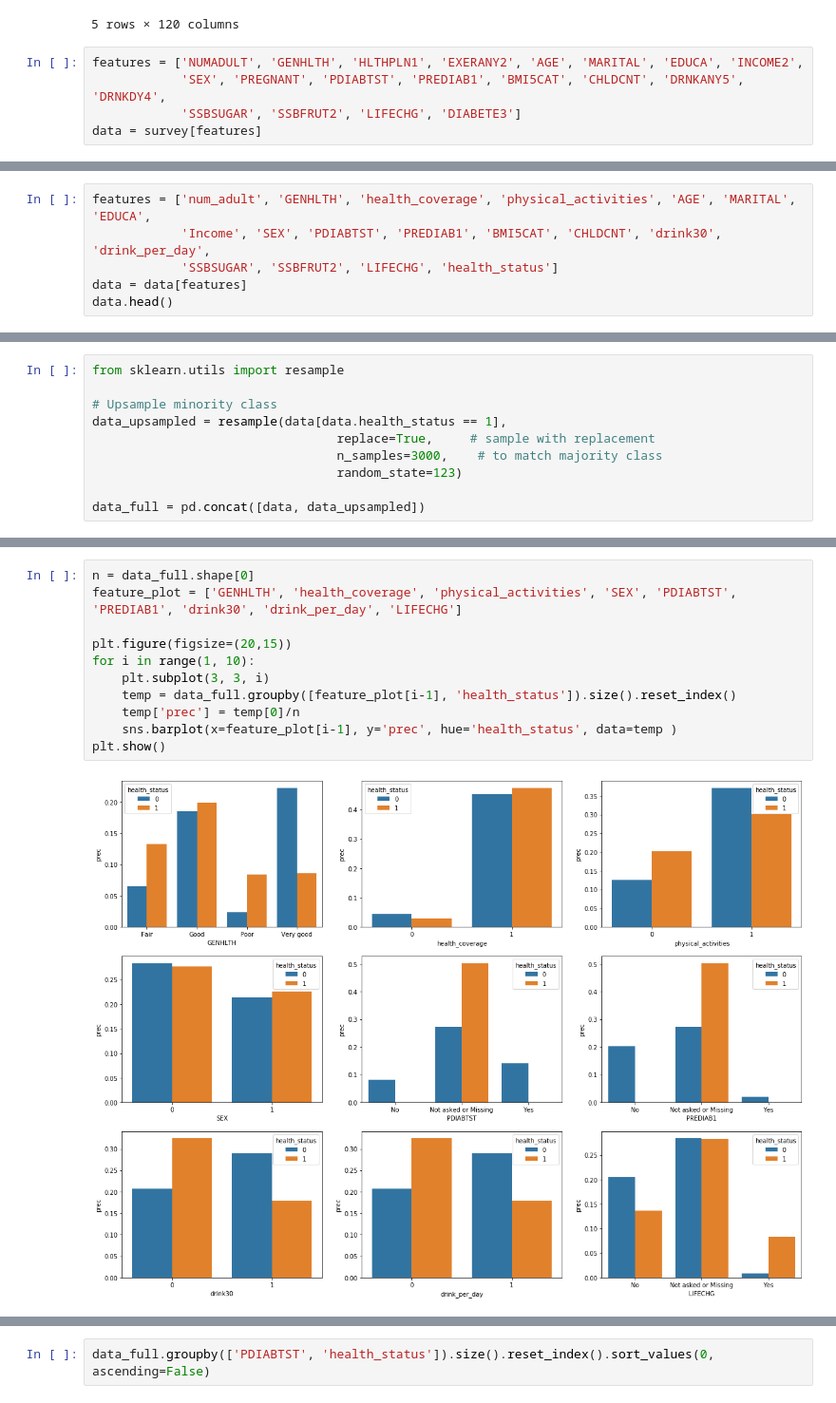
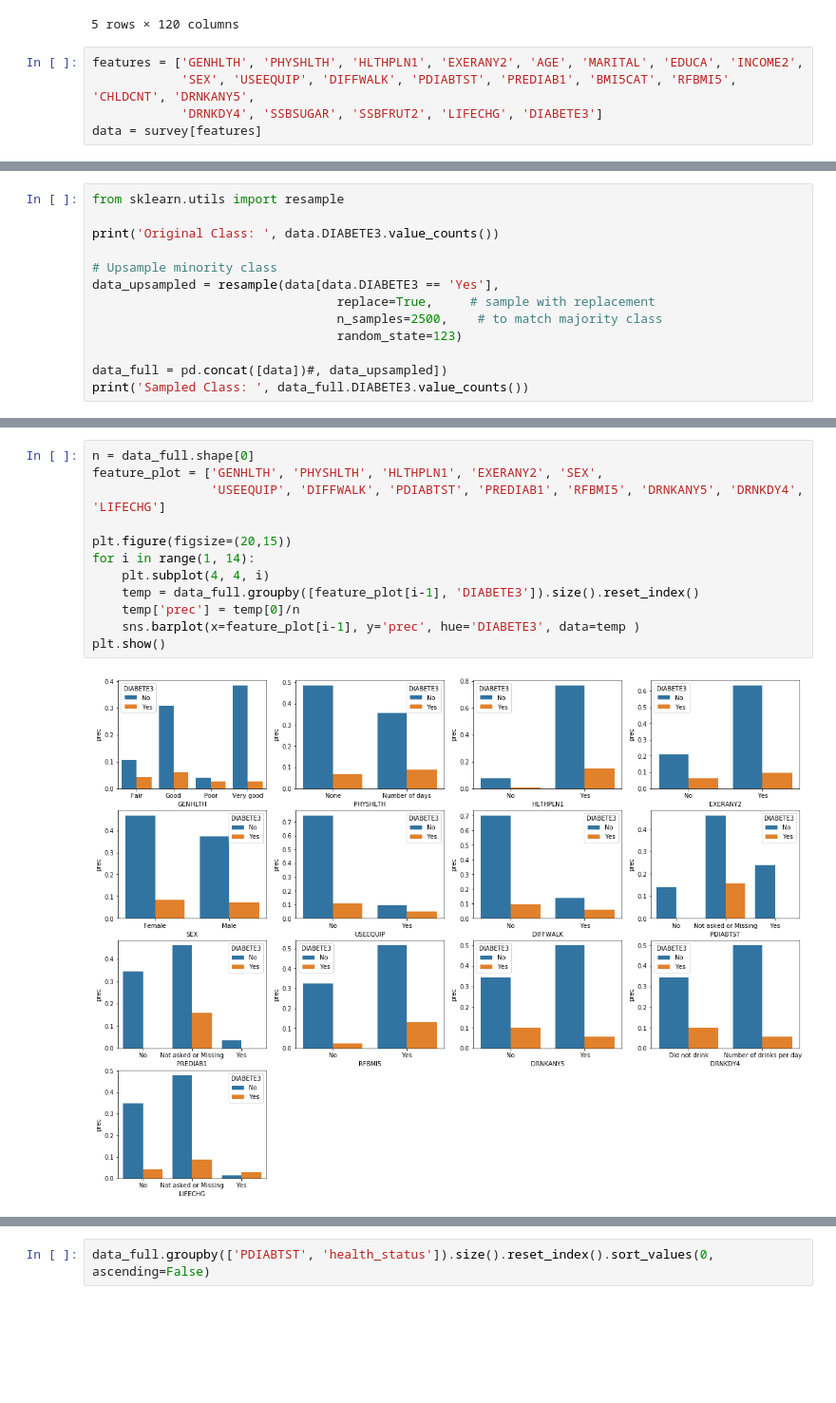
Before and after one commit to Jay4869/Data-Science, a Jupyter notebook: Projects/Prodantial/Untitled.ipynb, the cells around one changed output, grey strips where cells are left out. Shown at 95% size. Saved outputs shown, nothing was run; the diff lists cells and outputs as text; blank space fills up the shorter version.

```diff
--- a/Projects/Prodantial/Untitled.ipynb
+++ b/Projects/Prodantial/Untitled.ipynb
@@ -17,9 +18,9 @@ survey.head()
 | 4 | New York | 202 | D | To be called | 50129 | 7 | May | 10052014 | October | 5 | ... | ... |
 5 rows × 120 columns
 # %%
-features = ['NUMADULT', 'GENHLTH', 'HLTHPLN1', 'EXERANY2', 'AGE', 'MARITAL', 'EDUCA', 'INCOME2',
-            'SEX', 'PREGNANT', 'PDIABTST', 'PREDIAB1', 'BMI5CAT', 'CHLDCNT', 'DRNKANY5', 'DRNKDY4',
-            'SSBSUGAR', 'SSBFRUT2', 'LIFECHG', 'DIABETE3']
+features = ['GENHLTH', 'PHYSHLTH', 'HLTHPLN1', 'EXERANY2', 'AGE', 'MARITAL', 'EDUCA', 'INCOME2',
+            'SEX', 'USEEQUIP', 'DIFFWALK', 'PDIABTST', 'PREDIAB1', 'BMI5CAT', 'RFBMI5', 'CHLDCNT', 'DRNKANY5',
+            'DRNKDY4', 'SSBSUGAR', 'SSBFRUT2', 'LIFECHG', 'DIABETE3']
 data = survey[features]
 # %%
 data.info()
@@ -153,6 +169,0 @@ Categories (2, object): [No < Yes]
-# %%
-features = ['num_adult', 'GENHLTH', 'health_coverage', 'physical_activities', 'AGE', 'MARITAL', 'EDUCA',
-            'Income', 'SEX', 'PDIABTST', 'PREDIAB1', 'BMI5CAT', 'CHLDCNT', 'drink30', 'drink_per_day',
-            'SSBSUGAR', 'SSBFRUT2', 'LIFECHG', 'health_status']
-data = data[features]
-data.head()
@@ -172,10 +170,13 @@ Name: health_status, dtype: int64
 # %%
 from sklearn.utils import resample
 
+print('Original Class: ', data.DIABETE3.value_counts())
+
 # Upsample minority class
-data_upsampled = resample(data[data.health_status == 1],
+data_upsampled = resample(data[data.DIABETE3 == 'Yes'],
                                  replace=True,     # sample with replacement
-                                 n_samples=3000,    # to match majority class
+                                 n_samples=2500,    # to match majority class
                                  random_state=123)
 
-data_full = pd.concat([data, data_upsampled])
+data_full = pd.concat([data])#, data_upsampled])
+print('Sampled Class: ', data_full.DIABETE3.value_counts())
@@ -188,13 +190,14 @@ Name: health_status, dtype: int64
 # %%
 n = data_full.shape[0]
-feature_plot = ['GENHLTH', 'health_coverage', 'physical_activities', 'SEX', 'PDIABTST', 'PREDIAB1', 'drink30', 'drink_per_day', 'LIFECHG']
+feature_plot = ['GENHLTH', 'PHYSHLTH', 'HLTHPLN1', 'EXERANY2', 'SEX',
+                'USEEQUIP', 'DIFFWALK', 'PDIABTST', 'PREDIAB1', 'RFBMI5', 'DRNKANY5', 'DRNKDY4', 'LIFECHG']
 
 plt.figure(figsize=(20,15))
-for i in range(1, 10):
-    plt.subplot(3, 3, i)
-    temp = data_full.groupby([feature_plot[i-1], 'health_status']).size().reset_index()
+for i in range(1, 14):
+    plt.subplot(4, 4, i)
+    temp = data_full.groupby([feature_plot[i-1], 'DIABETE3']).size().reset_index()
     temp['prec'] = temp[0]/n
-    sns.barplot(x=feature_plot[i-1], y='prec', hue='health_status', data=temp )
+    sns.barplot(x=feature_plot[i-1], y='prec', hue='DIABETE3', data=temp )
 plt.show()
 # %% [output]
-[figure, old version]
+[figure, new version]
```
Also changed, not shown: parts of 29 cells of this notebook.
